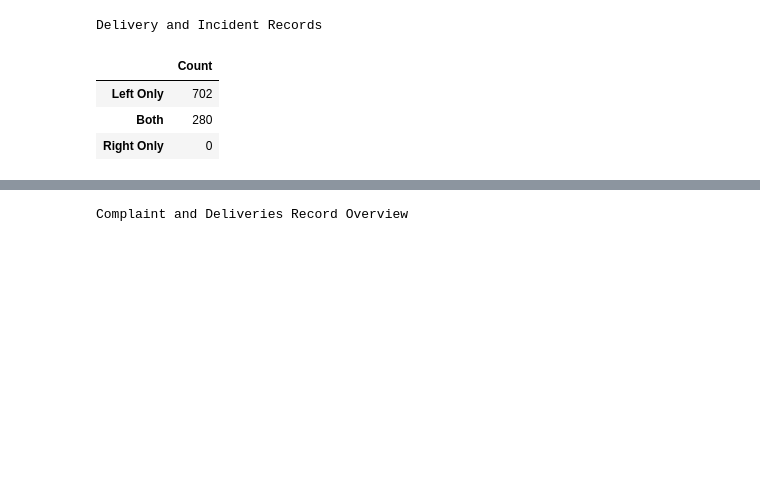
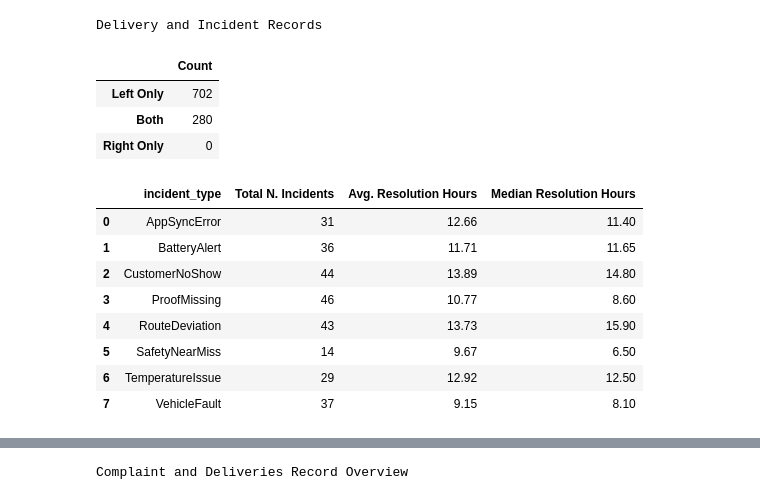
Before and after one commit to hobbsandbobs-dotcom/Analytics-Coursework, a Jupyter notebook: 2_Python_Analytics.ipynb, the cells around one changed output, grey strips where cells are left out. Drawn from its saved outputs; the diff is of its cells as text; code cells hidden in the pictures; blank space fills up the shorter version.

```diff
--- a/2_Python_Analytics.ipynb
+++ b/2_Python_Analytics.ipynb
@@ -950,29 +950,39 @@ Delivery and Incident Records
 | Both | 280 |
 | Right Only | 0 |
 # %%
-df = deliveries_incidents_df.copy()
+incident_df = deliveries_incidents_df.copy()
 
-df = df.dropna(subset=["incident_type"])
+incident_df = incident_df.dropna(subset=["incident_type"])
 
-incident_resolution_total = (
-    df.groupby("incident_type", dropna=False)
+incident_resolution_summary = (
+    incident_df.groupby("incident_type", dropna=False)
       .agg(
           total_incidents=("incident_id", "count"),
-          avg_resolution_hours=("resolved_hours", "mean"),
-          med_resolution_hours=("resolved_hours", "median"),
-          resolution_missing_pct=("resolved_hours", lambda s: s.isna().mean() * 100),
+          mean_resolution_hours=("resolved_hours", "mean"),
+          median_resolution_hours=("resolved_hours", "median")
       )
 )
 
-incident_resolution_overview = incident_resolution_total.round(2)
-
 incident_resolution_overview = (
-    incident_resolution_overview.rename(columns={
-        "total_incidents": "Total Incidents",
-        "avg_resolution_hours": "Avg. Resolution Hours",
-        "med_resolution_hours": "Median Resolution Hours",
-        "resolution_missing_pct": "Missing Resolution (%)"
+    incident_resolution_summary
+    .round(2)
+    .rename(columns={
+        "total_incidents": "Total N. Incidents",
+        "mean_resolution_hours": "Avg. Resolution Hours",
+        "median_resolution_hours": "Median Resolution Hours"
     })
 )
 
-plot_df = incident_resolution_overview.reset_index().copy()
+resolution_plot_df = incident_resolution_overview.reset_index().copy()
+# %%
+resolution_plot_df
+# %% [output]
+|  | incident_type | Total N. Incidents | Avg. Resolution Hours | Median Resolution Hours |
+| 0 | AppSyncError | 31 | 12.66 | 11.40 |
+| 1 | BatteryAlert | 36 | 11.71 | 11.65 |
+| 2 | CustomerNoShow | 44 | 13.89 | 14.80 |
+| 3 | ProofMissing | 46 | 10.77 | 8.60 |
+| 4 | RouteDeviation | 43 | 13.73 | 15.90 |
+| 5 | SafetyNearMiss | 14 | 9.67 | 6.50 |
+| 6 | TemperatureIssue | 29 | 12.92 | 12.50 |
+| 7 | VehicleFault | 37 | 9.15 | 8.10 |
```
Also changed, not shown: parts of 13 cells of this notebook.
